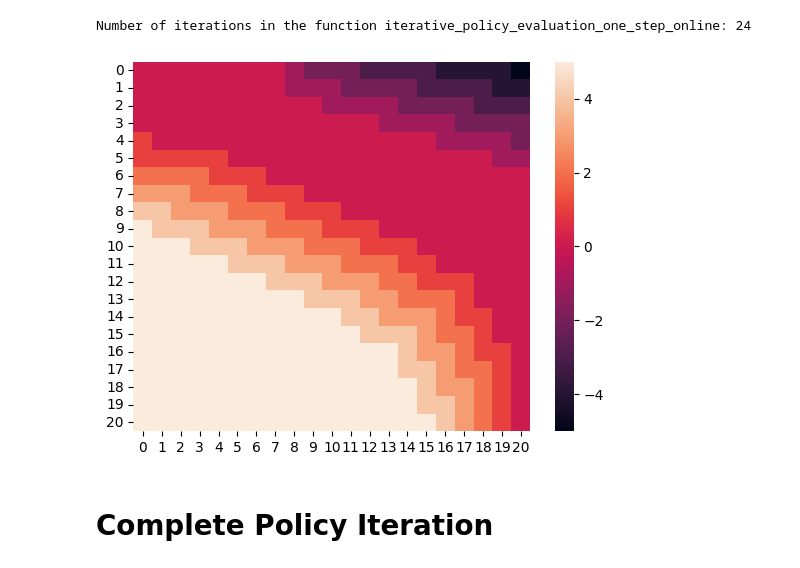
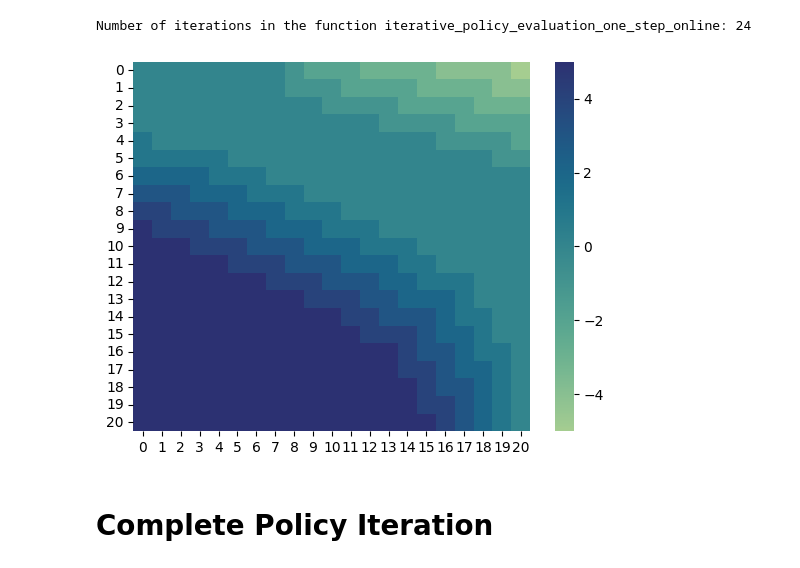
Before and after one commit to narame7/UOS-AI20041, a Jupyter notebook: Week 3/Jack's Car Rental.ipynb, the cells around one changed output. Cells and saved outputs as stored; diff of their text form; code cells hidden in the pictures.

```diff
--- a/Week 3/Jack's Car Rental.ipynb
+++ b/Week 3/Jack's Car Rental.ipynb
@@ -310,9 +310,9 @@ for state,actions in policy.items():
             max_val = prob
     twod_representation[num_cars_a][num_cars_b] = max_action
 # %%
-ax = sns.heatmap(twod_representation)
+ax = sns.heatmap(twod_representation, cmap='crest')
 # %% [output]
-[figure, old version]
+[figure, new version]
 # %% [markdown]
 # Complete Policy Iteration
 # %%
```
Also changed, not shown: parts of 2 cells of this notebook.
